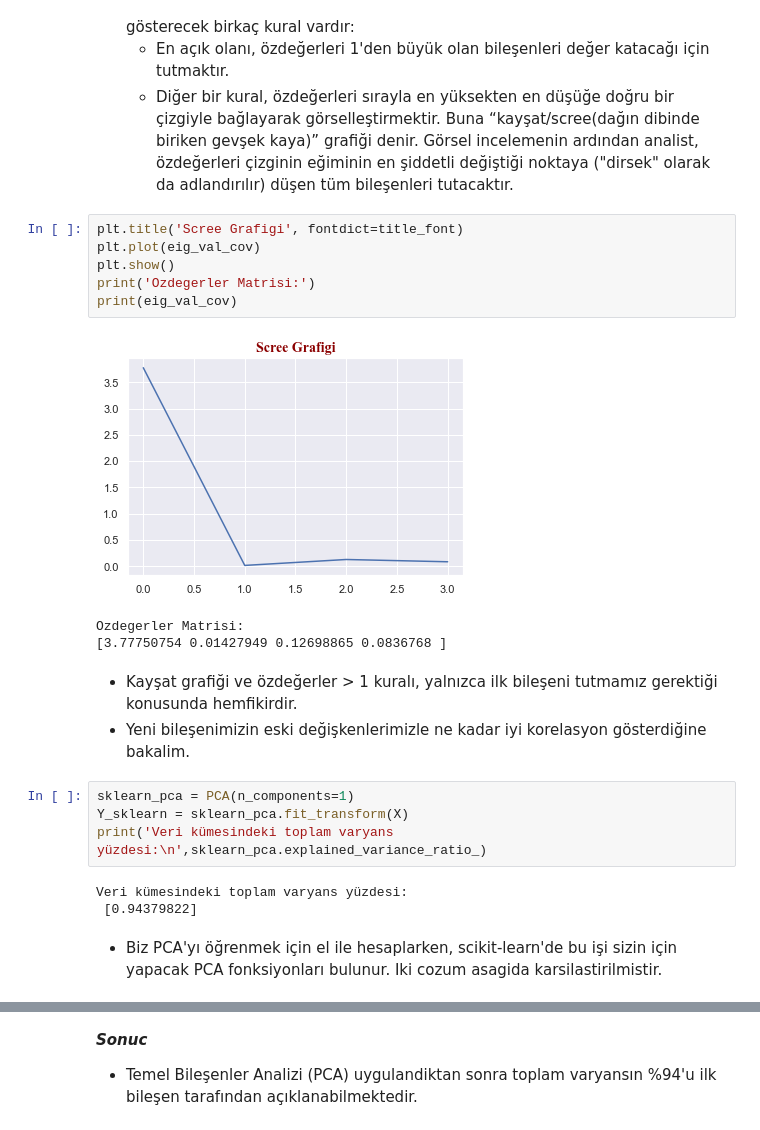
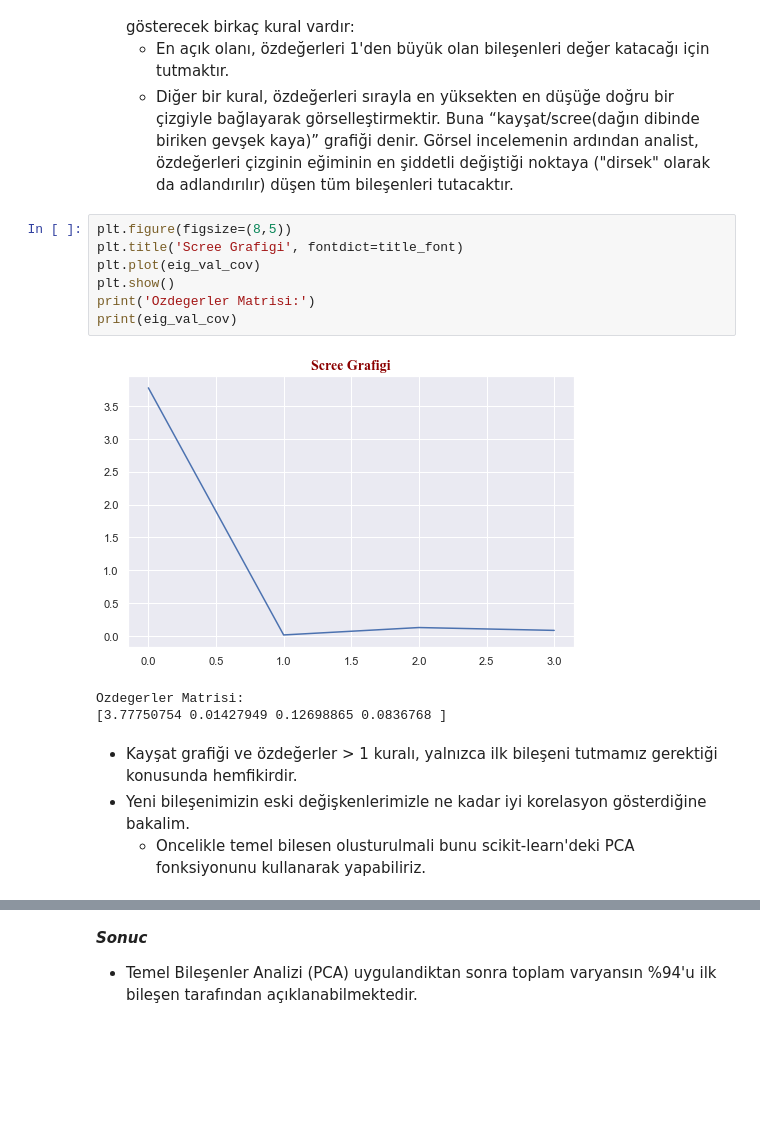
Before and after one commit to ahmetpergamum/datascience, a Jupyter notebook: 03_exploratory_analysis/assignment08featureeng02.ipynb, the cells around one changed output, grey strips where cells are left out. Drawn from its saved outputs; the diff is of its cells as text; blank space fills up the shorter version.

```diff
--- a/03_exploratory_analysis/assignment08featureeng02.ipynb
+++ b/03_exploratory_analysis/assignment08featureeng02.ipynb
@@ -180,24 +180,17 @@ eig_val_cov, eig_vec_cov = np.linalg.eig(Cx)
     - En açık olanı, özdeğerleri 1'den büyük olan bileşenleri değer katacağı için tutmaktır.
     - Diğer bir kural, özdeğerleri sırayla en yüksekten en düşüğe doğru bir çizgiyle bağlayarak görselleştirmektir. Buna “kayşat/scree(dağın dibinde biriken gevşek kaya)” grafiği denir. Görsel incelemenin ardından analist, özdeğerleri çizginin eğiminin en şiddetli değiştiği noktaya ("dirsek" olarak da adlandırılır) düşen tüm bileşenleri tutacaktır.
 # %%
+plt.figure(figsize=(8,5))
 plt.title('Scree Grafigi', fontdict=title_font)
 plt.plot(eig_val_cov)
 plt.show()
 print('Ozdegerler Matrisi:')
 print(eig_val_cov)
 # %% [output]
-[figure, old version]
+[figure, new version]
 Ozdegerler Matrisi:
 [3.77750754 0.01427949 0.12698865 0.0836768 ]
 # %% [markdown]
 - Kayşat grafiği ve özdeğerler > 1 kuralı, yalnızca ilk bileşeni tutmamız gerektiği konusunda hemfikirdir.
 - Yeni bileşenimizin eski değişkenlerimizle ne kadar iyi korelasyon gösterdiğine bakalim.
+    - Oncelikle temel bilesen olusturulmali bunu scikit-learn'deki PCA fonksiyonunu kullanarak yapabiliriz.
-# %%
-sklearn_pca = PCA(n_components=1)
-Y_sklearn = sklearn_pca.fit_transform(X)
-print('Veri kümesindeki toplam varyans yüzdesi:\n',sklearn_pca.explained_variance_ratio_)
-# %% [output]
-Veri kümesindeki toplam varyans yüzdesi:
- [0.94379822]
-# %% [markdown]
-- Biz PCA'yı öğrenmek için el ile hesaplarken, scikit-learn'de bu işi sizin için yapacak PCA fonksiyonları bulunur. Iki cozum asagida karsilastirilmistir.
```
Also changed, not shown: parts of 3 cells of this notebook.
